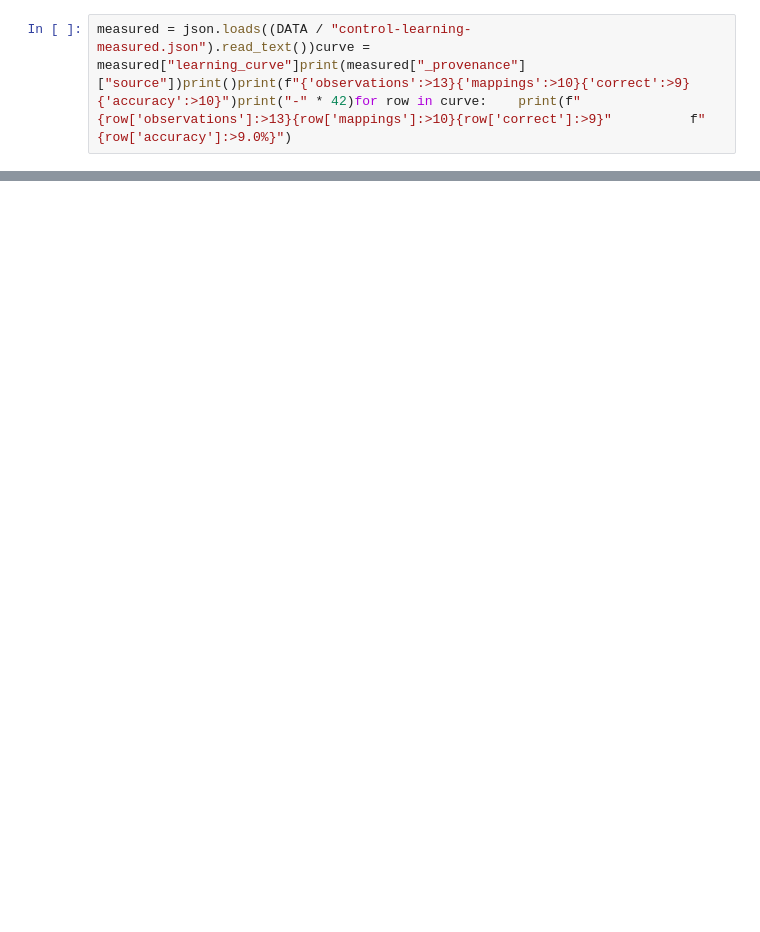
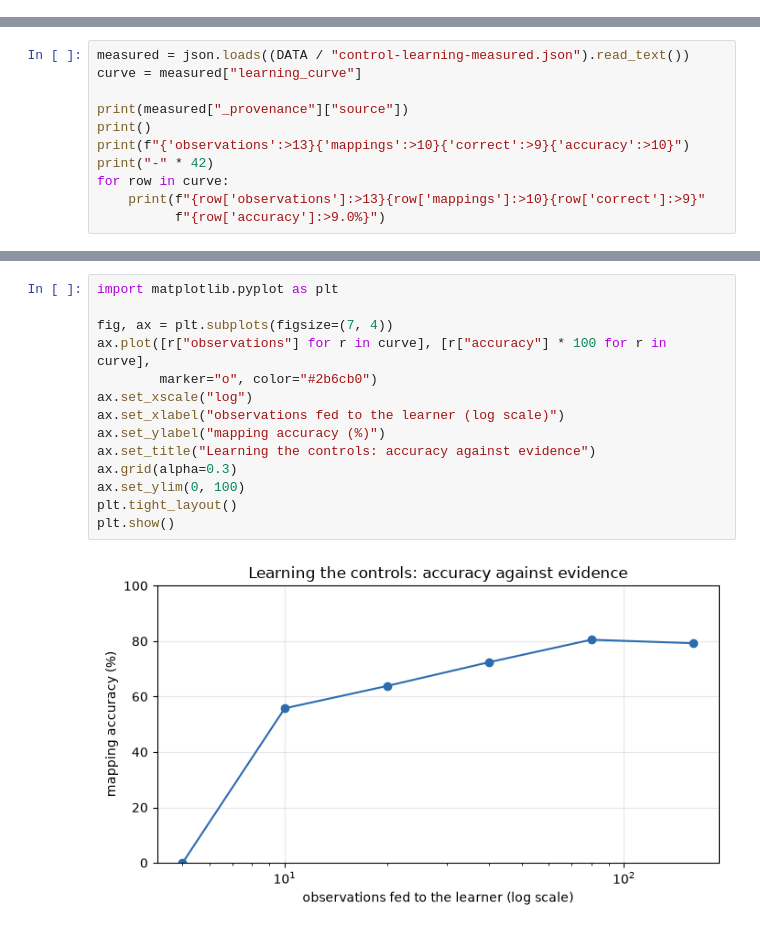
Before and after one commit to Panus15/arc-prize-2026, a Jupyter notebook: paper/notebook.ipynb, the cells around one changed output, grey strips where cells are left out. Drawn from its saved outputs; the diff is of its cells as text; blank space fills up the shorter version.

```diff
--- a/paper/notebook.ipynb
+++ b/paper/notebook.ipynb
@@ -15,2 +0,0 @@ Three things follow.The noise destroys **only the methods that learn**. The rand
-# %%
-measured = json.loads((DATA / "control-learning-measured.json").read_text())curve = measured["learning_curve"]print(measured["_provenance"]["source"])print()print(f"{'observations':>13}{'mappings':>10}{'correct':>9}{'accuracy':>10}")print("-" * 42)for row in curve:    print(f"{row['observations']:>13}{row['mappings']:>10}{row['correct']:>9}"          f"{row['accuracy']:>9.0%}")
@@ -36,0 +107,11 @@ There is a sharp threshold at **0.6**: below it the mapping is 36% accurate, abo
+# %%
+measured = json.loads((DATA / "control-learning-measured.json").read_text())
+curve = measured["learning_curve"]
+
+print(measured["_provenance"]["source"])
+print()
+print(f"{'observations':>13}{'mappings':>10}{'correct':>9}{'accuracy':>10}")
+print("-" * 42)
+for row in curve:
+    print(f"{row['observations']:>13}{row['mappings']:>10}{row['correct']:>9}"
+          f"{row['accuracy']:>9.0%}")
@@ -36,0 +129,16 @@ There is a sharp threshold at **0.6**: below it the mapping is 36% accurate, abo
+# %%
+import matplotlib.pyplot as plt
+
+fig, ax = plt.subplots(figsize=(7, 4))
+ax.plot([r["observations"] for r in curve], [r["accuracy"] * 100 for r in curve],
+        marker="o", color="#2b6cb0")
+ax.set_xscale("log")
+ax.set_xlabel("observations fed to the learner (log scale)")
+ax.set_ylabel("mapping accuracy (%)")
+ax.set_title("Learning the controls: accuracy against evidence")
+ax.grid(alpha=0.3)
+ax.set_ylim(0, 100)
+plt.tight_layout()
+plt.show()
+# %% [output]
+[figure, added]
```
Also changed, not shown: parts of 34 cells of this notebook, 5 other files.
